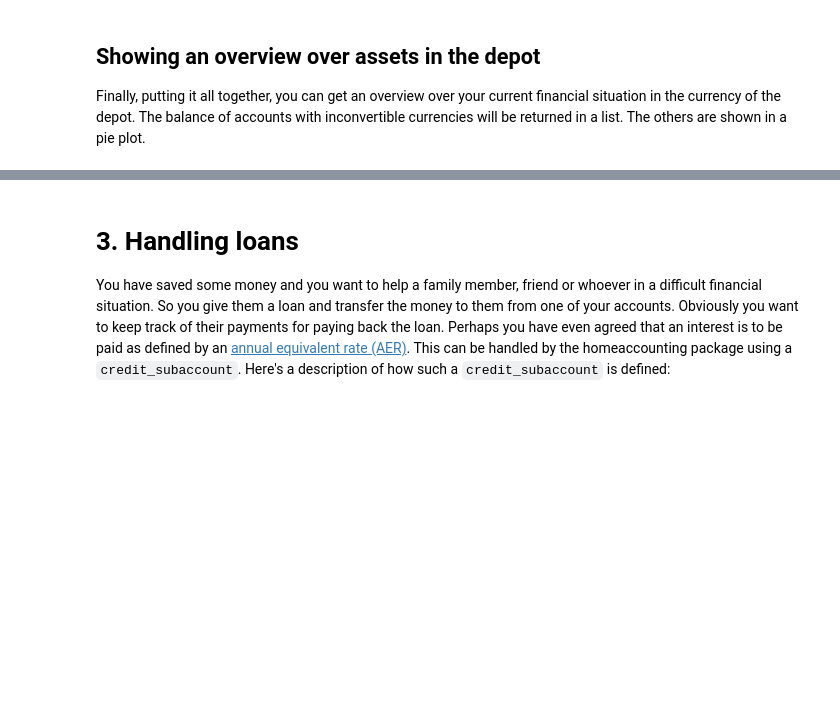
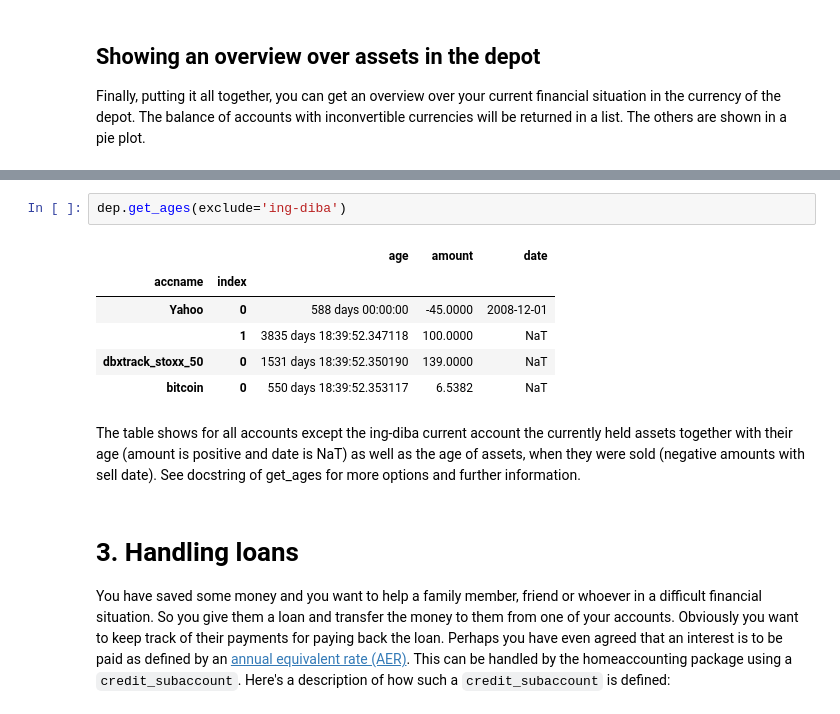
Before and after one commit to sbitzer/csv-homeaccounting, a Jupyter notebook: examples/Homeaccounting_Demo.ipynb, the cells around one changed output, grey strips where cells are left out. Cells and saved outputs as stored; diff of their text form; blank space fills up the shorter version.

```diff
--- a/examples/Homeaccounting_Demo.ipynb
+++ b/examples/Homeaccounting_Demo.ipynb
@@ -270,3 +256,14 @@ inconvertible
+# %%
+dep.get_ages(exclude='ing-diba')
+# %% [output]
+|  |  | age | amount | date |
+| accname | index |  |  |  |
+| Yahoo | 0 | 588 days 00:00:00 | -45.0000 | 2008-12-01 |
+|  | 1 | 3835 days 18:39:52.347118 | 100.0000 | NaT |
+| dbxtrack_stoxx_50 | 0 | 1531 days 18:39:52.350190 | 139.0000 | NaT |
+| bitcoin | 0 | 550 days 18:39:52.353117 | 6.5382 | NaT |
+# %% [markdown]
+The table shows for all accounts except the ing-diba current account the currently held assets together with their age (amount is positive and date is NaT) as well as the age of assets, when they were sold (negative amounts with sell date). See docstring of get_ages for more options and further information.
 # %% [markdown]
 # 3. Handling loans
 You have saved some money and you want to help a family member, friend or whoever in a difficult financial situation. So you give them a loan and transfer the money to them from one of your accounts. Obviously you want to keep track of their payments for paying back the loan. Perhaps you have even agreed that an interest is to be paid as defined by an [annual equivalent rate (AER)](https://en.wikipedia.org/wiki/Effective_interest_rate). This can be handled by the homeaccounting package using a `credit_subaccount`. Here's a description of how such a `credit_subaccount` is defined:
```
Also changed, not shown: parts of 18 cells of this notebook.
